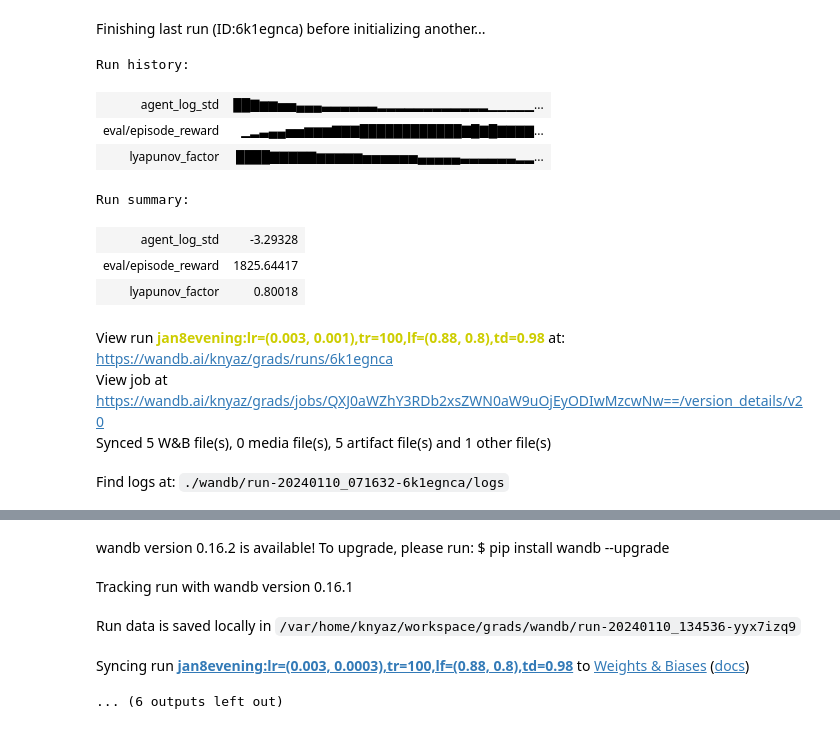
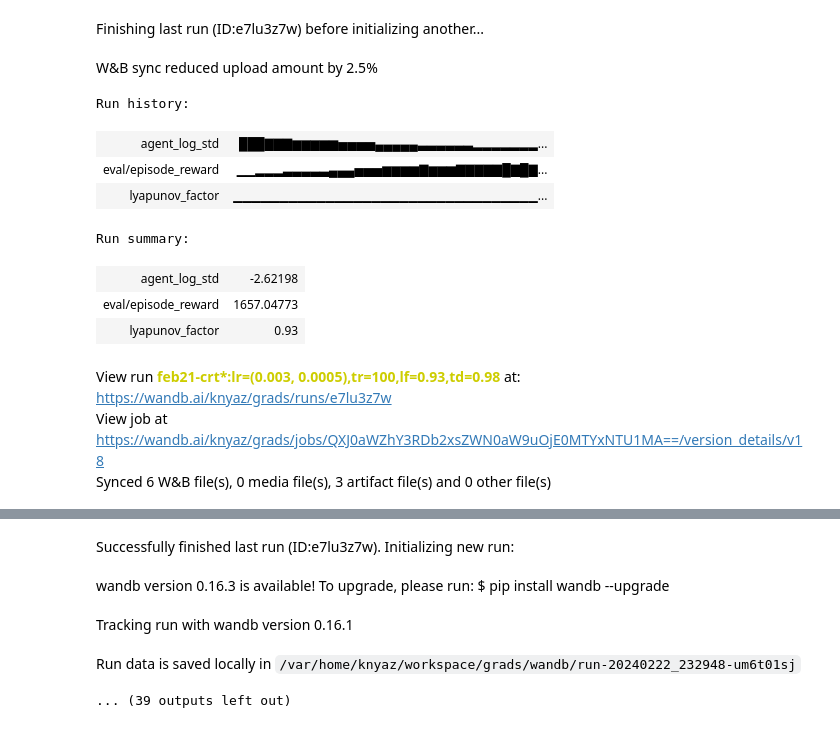
Before and after one commit to knyazer/grads, a Jupyter notebook: bptt.ipynb, the cells around one changed output, grey strips where cells are left out. Drawn from its saved outputs; the diff is of its cells as text; code cells hidden in the pictures.

```diff
--- a/bptt.ipynb
+++ b/bptt.ipynb
@@ -331,11 +333,7 @@ View run at https://wandb.ai/knyaz/grads/runs/1fex23gf
 <wandb.sdk.wandb_run.Run at 0x...>
 # %%
 def lyapunov_schedule(lyapunov_factor, epoch_index):
-    if isinstance(lyapunov_factor, tuple):
-        lf_start, lf_end, num_epochs = lyapunov_factor
-        return lf_start * (lf_end / lf_start) ** (epoch_index / num_epochs)
-    else:
-        return lyapunov_factor
+    return lyapunov_factor
 
 def env_step(
         carry,
@@ -352,14 +350,18 @@ def env_step(
 
     # truncate indicator
     mod = jnp.mod(step_index + 1, truncation_length)
-    lyapunov_multiplier = lyapunov_schedule(lyapunov_factor, epoch_index) ** (truncation_length - mod)
+    lyapunov_multiplier = lyapunov_schedule(lyapunov_factor, epoch_index)
     reward_multiplier = time_discount ** (mod - truncation_length)
 
-    dyn_combined = jtu.tree_map(lambda nograd, grad: nograd + grad * lyapunov_multiplier, dyn_zero_grad, dyn_gradded_zero)
+    dyn_combined = jtu.tree_map(lambda nograd, grad: nograd + grad, dyn_zero_grad, dyn_gradded_zero)
     restored_agent = eqx.combine(dyn_combined, stat)
 
     actions = eqx.filter_vmap(restored_agent)(env_state.obs, jax.random.split(key_sample, num_envs))
     next_state = env.step(env_state, actions.transformed)
+    # stop the gradient for the next state, mul by luapunov schedule
+    next_state_grad = jtu.tree_map(lambda x: x - jax.lax.stop_gradient(x), next_state)
+    next_state = jtu.tree_map(lambda no_grad, grad: no_grad + grad * lyapunov_multiplier, jax.lax.stop_gradient(next_state), next_state_grad)
+
     if truncation_length is not None:
         next_state = jax.lax.cond(
             mod == 0.,
@@ -414,8 +416,8 @@ def training_epoch(agent, opt_state, key=None, optimizer=None, epoch_index=None)
     )
     return new_agent, new_opt_state, obs
 # %%
-for lr in [(3e-3, 3e-4)]:
-    for wd in [1e-5, 1e-4, 1e-3]:
+for lr in [(3e-3, 1e-3)]:
+    for lf in [0.88, 0.9, 0.92]:
         env = envs.create(env_name="ant", backend="spring")
         env = envs.training.wrap(env, episode_length=1000)
         env = envs.training.EvalWrapper(env)
@@ -426,14 +428,15 @@ for lr in [(3e-3, 3e-4)]:
         episode_length = 400
         max_gradient_norm = 1.0
         lyapunov_factor = lf
+        wd = 1e-5
         time_discount = 0.98
-        num_epochs = 3000
+        num_epochs = 1200
 
         wandb.init(
             # Set the project where this run will be logged
             project="grads",
             save_code=True,
-            name=f"jan8evening:lr={learning_rate},tr={truncation_length},lf={lyapunov_factor},td={time_discount}",
+            name=f"feb21-crt*:lr={learning_rate},tr={truncation_length},lf={lyapunov_factor},td={time_discount}",
             config = {
                 "learning_rate": learning_rate,
                 "truncation_length": truncation_length,
@@ -444,9 +447,6 @@ for lr in [(3e-3, 3e-4)]:
                 "weight_decay": wd
             }
         )
-
-        # wrap for the scheduler
-        lyapunov_factor = (*lyapunov_factor, num_epochs)
 
 
         def run(env=env):
@@ -463,42 +463,42 @@ for lr in [(3e-3, 3e-4)]:
                 lr_start, lr_end = learning_rate
             else:
                 lr_start = learning_rate
                 lr_end = learning_rate
             schedule = optax.cosine_decay_schedule(init_value=lr_start, alpha=lr_end / lr_start, decay_steps=num_epochs)
 
             optimizer = optax.chain(
                 optax.clip(max_gradient_norm),
                 optax.adamw(learning_rate=schedule, weight_decay=wd)
             )
             opt_state = optimizer.init(agent.get_trainable())
 
             local_key = jr.PRNGKey(44)
 
             metrics = {}
             for it in range(num_epochs):
                 # optimization
                 epoch_key, local_key = jax.random.split(local_key)
                 agent, opt_state, other = training_epoch(agent, opt_state, key=epoch_key, optimizer=optimizer, epoch_index=jnp.array(it, dtype=jnp.int32))
 
                 if it % 10 == 3:
                     metrics = evaluator.run_evaluation(agent=agent, training_metrics=metrics, key=jr.PRNGKey(42))
                     print(f'reward {metrics["eval/episode_reward"]}')
                     wandb.log({"eval/episode_reward": metrics["eval/episode_reward"], "agent_log_std": agent.log_std.mean(), "lyapunov_factor": lyapunov_schedule(lyapunov_factor, it)})
 
             return agent, metrics
 
         out = run()
 # %% [output]
-Finishing last run (ID:6k1egnca) before initializing another...
+Finishing last run (ID:e7lu3z7w) before initializing another...
+W&B sync reduced upload amount by 2.5%
 Run history:
-| agent_log_std | ██▇▆▆▅▅▄▄▄▃▃▃▃▃▃▂▂▂▂▂▂▂▂▂▂▂▂▁▁▁▁▁... |
-| eval/episode_reward | ▁▂▃▄▄▅▅▆▆▆▇▇▇████████████▇█▇█▇▇▇▇... |
-| lyapunov_factor | ████▇▇▇▇▇▆▆▆▆▆▅▅▅▅▅▅▄▄▄▄▄▃▃▃▃▃▃▂▂... |
+| agent_log_std | ███▇▇▇▆▆▆▆▆▅▅▅▅▄▄▄▄▄▃▃▃▃▃▃▂▂▂▂▂▂▂... |
+| eval/episode_reward | ▁▁▂▂▂▃▃▃▃▃▄▄▄▅▅▅▆▆▆▆▇▆▆▆▇▇▇▇▇█▇█▇... |
+| lyapunov_factor | ▁▁▁▁▁▁▁▁▁▁▁▁▁▁▁▁▁▁▁▁▁▁▁▁▁▁▁▁▁▁▁▁▁... |
 Run summary:
-| agent_log_std | -3.29328 |
-| eval/episode_reward | 1825.64417 |
-| lyapunov_factor | 0.80018 |
+| agent_log_std | -2.62198 |
+| eval/episode_reward | 1657.04773 |
+| lyapunov_factor | 0.93 |
-View run jan8evening:lr=(0.003, 0.001),tr=100,lf=(0.88, 0.8),td=0.98 at: https://wandb.ai/knyaz/grads/runs/6k1egnca
-View job at https://wandb.ai/knyaz/grads/jobs/QXJ0aWZhY3RDb2xsZWN0aW9uOjEyODIwMzcwNw==/version_details/v20
-Synced 5 W&B file(s), 0 media file(s), 5 artifact file(s) and 1 other file(s)
-Find logs at: ./wandb/run-20240110_071632-6k1egnca/logs
+View run feb21-crt*:lr=(0.003, 0.0005),tr=100,lf=0.93,td=0.98 at: https://wandb.ai/knyaz/grads/runs/e7lu3z7w
+View job at https://wandb.ai/knyaz/grads/jobs/QXJ0aWZhY3RDb2xsZWN0aW9uOjE0MTYxNTU1MA==/version_details/v18
+Synced 6 W&B file(s), 0 media file(s), 3 artifact file(s) and 0 other file(s)
@@ -506,7 +506,7 @@ Successfully finished last run (ID:6k1egnca). Initializing new run:
-wandb version 0.16.2 is available! To upgrade, please run: $ pip install wandb --upgrade
+Successfully finished last run (ID:e7lu3z7w). Initializing new run:
-Tracking run with wandb version 0.16.1
+wandb version 0.16.3 is available! To upgrade, please run: $ pip install wandb --upgrade
-Run data is saved locally in /var/home/knyaz/workspace/grads/wandb/run-20240110_134536-yyx7izq9
+Tracking run with wandb version 0.16.1
-Syncing run jan8evening:lr=(0.003, 0.0003),tr=100,lf=(0.88, 0.8),td=0.98 to Weights & Biases (docs)
+Run data is saved locally in /var/home/knyaz/workspace/grads/wandb/run-20240222_232948-um6t01sj
-... (6 outputs left out)
+... (39 outputs left out)
 # %%
 !nvidia-smi
```
Also changed, not shown: parts of 9 cells of this notebook.
